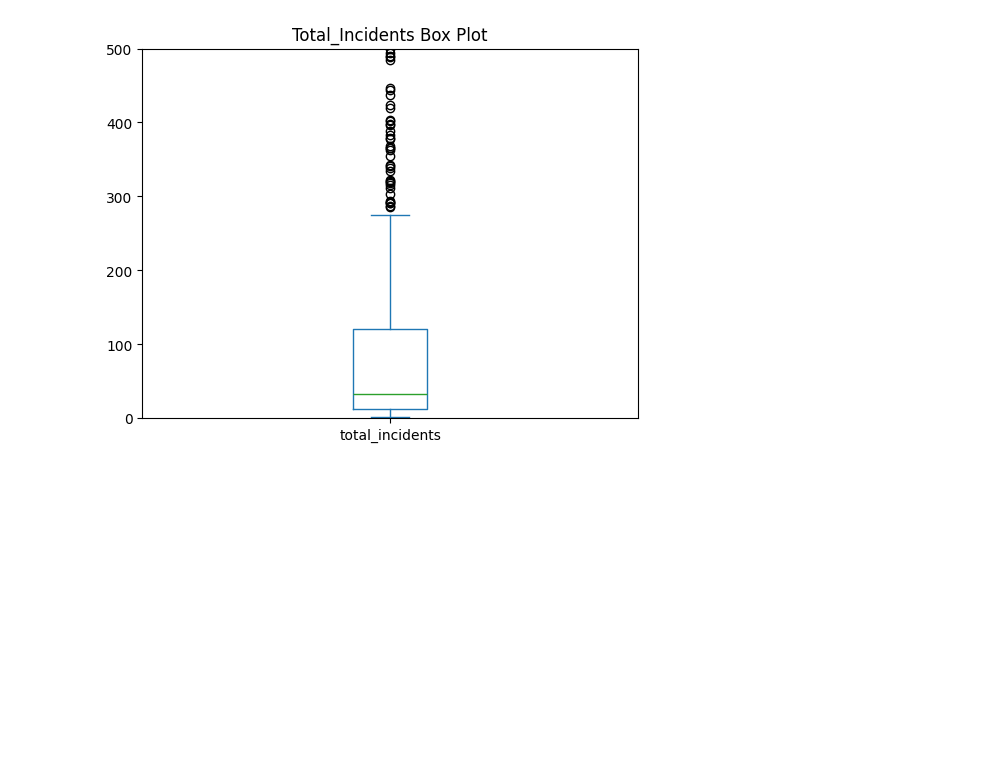
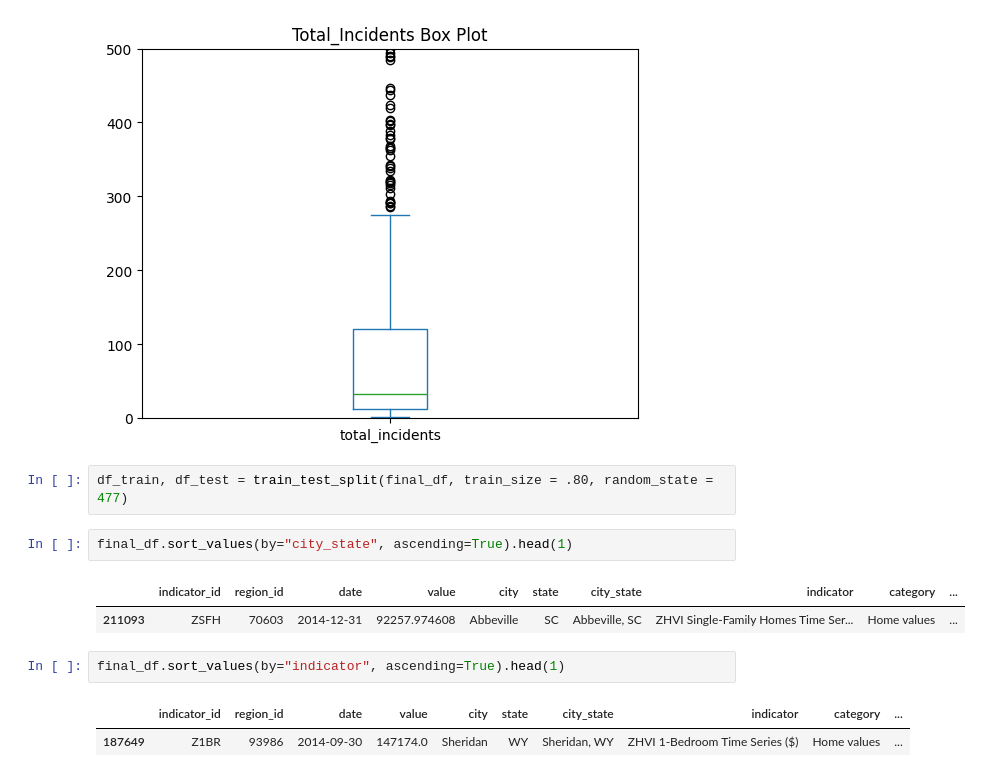
Before and after one commit to ZacharyKim/IS477-project, a Jupyter notebook: data_analysis.ipynb, the cells around one changed output. Saved outputs shown, nothing was run; the diff lists cells and outputs as text; blank space fills up the shorter version.

```diff
--- a/data_analysis.ipynb
+++ b/data_analysis.ipynb
@@ -58,3 +61,15 @@ plt.title("Total_Incidents Box Plot")
 # %% [output]
 Text(0.5, 1.0, 'Total_Incidents Box Plot')
 [figure]
+# %%
+df_train, df_test = train_test_split(final_df, train_size = .80, random_state = 477)
+# %%
+final_df.sort_values(by="city_state", ascending=True).head(1)
+# %% [output]
+|  | indicator_id | region_id | date | value | city | state | city_state | indicator | category | ... |
+| 211093 | ZSFH | 70603 | 2014-12-31 | 92257.974608 | Abbeville | SC | Abbeville, SC | ZHVI Single-Family Homes Time Ser... | Home values | ... |
+# %%
+final_df.sort_values(by="indicator", ascending=True).head(1)
+# %% [output]
+|  | indicator_id | region_id | date | value | city | state | city_state | indicator | category | ... |
+| 187649 | Z1BR | 93986 | 2014-09-30 | 147174.0 | Sheridan | WY | Sheridan, WY | ZHVI 1-Bedroom Time Series ($) | Home values | ... |
```
Also changed, not shown: parts of 4 cells of this notebook, 2 other files.
